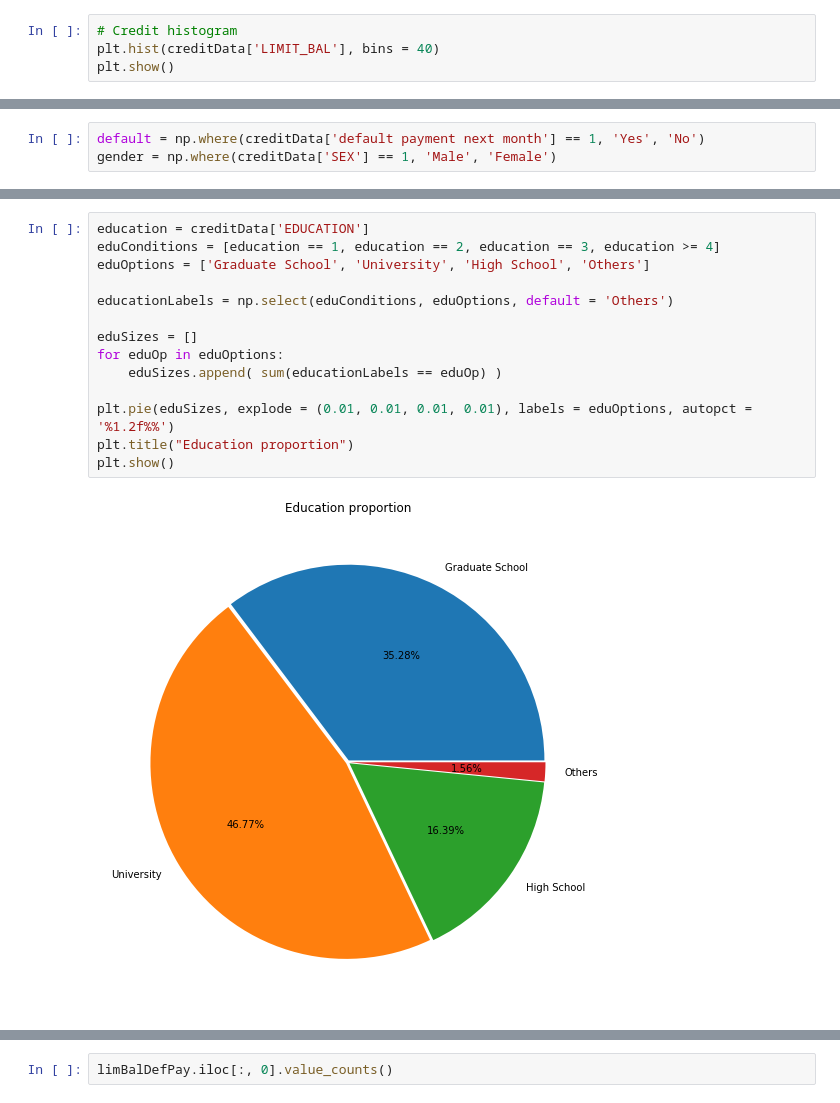
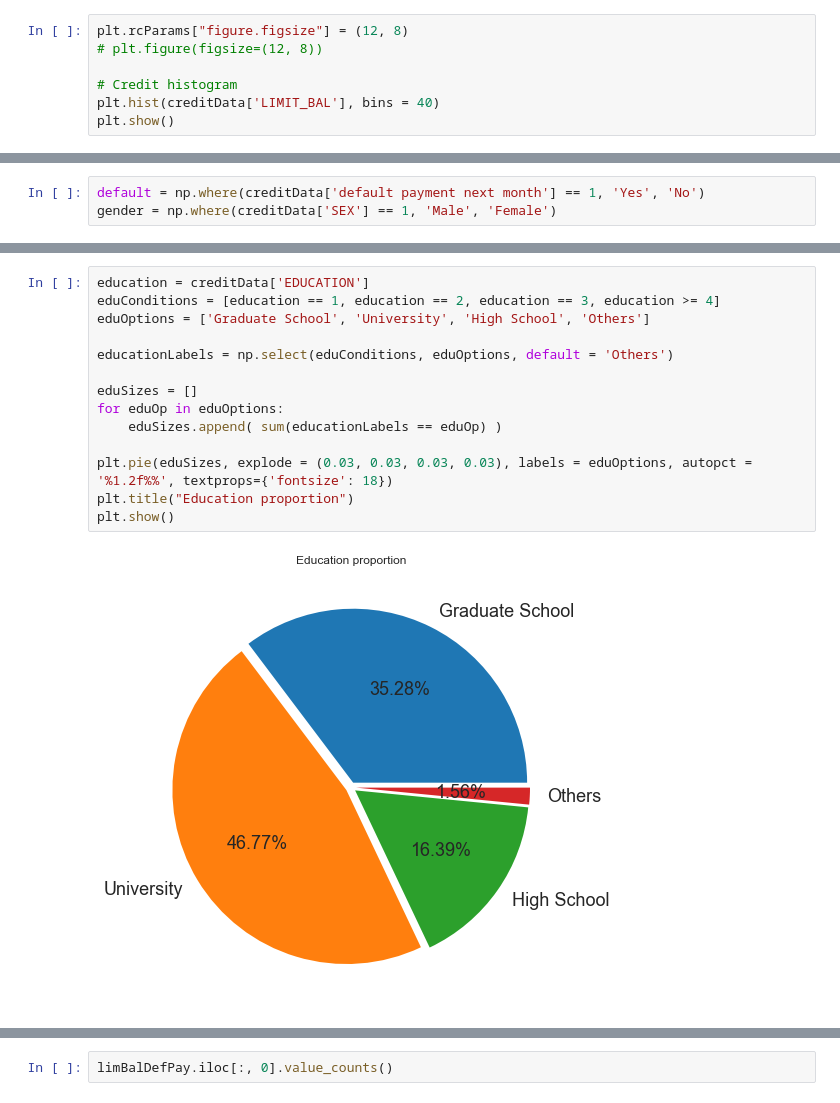
Before and after one commit to guilherme-fr/Default-Credit-Prediction, a Jupyter notebook: scripts/eda.ipynb, the cells around one changed output, grey strips where cells are left out. Cells and saved outputs as stored; diff of their text form.

```diff
--- a/scripts/eda.ipynb
+++ b/scripts/eda.ipynb
@@ -46,6 +46,9 @@ creditData.profile_report()
 # %% [markdown]
 ## Data plots
 # %%
+plt.rcParams["figure.figsize"] = (12, 8)
+# plt.figure(figsize=(12, 8))
+
 # Credit histogram
 plt.hist(creditData['LIMIT_BAL'], bins = 40)
 plt.show()
@@ -179,19 +184,19 @@ plt.show()
 # %%
 education = creditData['EDUCATION']
 eduConditions = [education == 1, education == 2, education == 3, education >= 4]
 eduOptions = ['Graduate School', 'University', 'High School', 'Others']
 
 educationLabels = np.select(eduConditions, eduOptions, default = 'Others')
 
 eduSizes = []
 for eduOp in eduOptions:
     eduSizes.append( sum(educationLabels == eduOp) )
 
-plt.pie(eduSizes, explode = (0.01, 0.01, 0.01, 0.01), labels = eduOptions, autopct = '%1.2f%%')
+plt.pie(eduSizes, explode = (0.03, 0.03, 0.03, 0.03), labels = eduOptions, autopct = '%1.2f%%', textprops={'fontsize': 18})
 plt.title("Education proportion")
 plt.show()
 # %% [output]
-[figure, old version]
+[figure, new version]
 # %%
 marrige = creditData['MARRIAGE']
 marrigeConditions = [marrige == 1, marrige == 2, marrige == 3]
```
Also changed, not shown: parts of 19 cells of this notebook, 1 other file.
